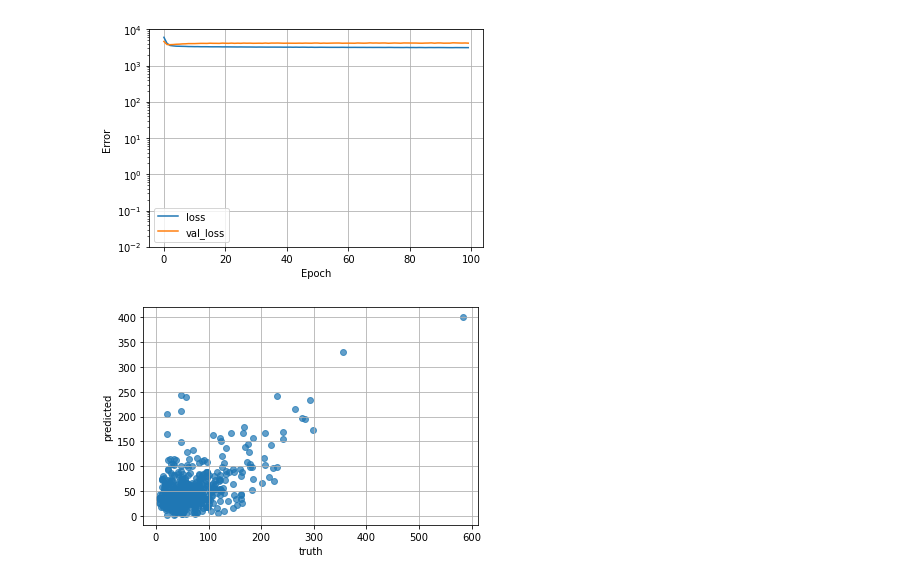
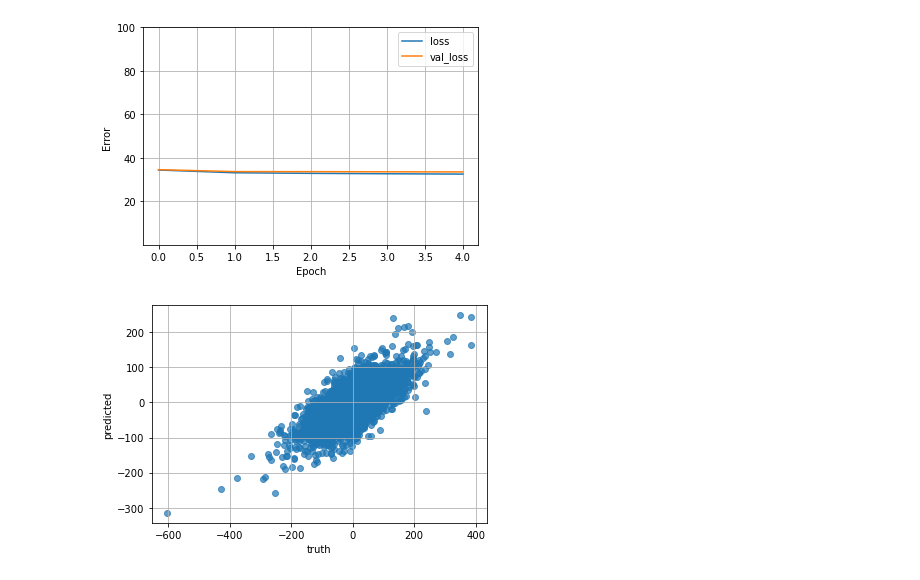
Before and after one commit to ablet-imin/ml-met-trigger, a Jupyter notebook: train_model_nn.ipynb, the cells around one changed output. Saved outputs shown, nothing was run; the diff lists cells and outputs as text; code cells hidden in the pictures.

```diff
--- a/train_model_nn.ipynb
+++ b/train_model_nn.ipynb
@@ -30,9 +30,14 @@ MCdata="cell_analysis_mu60"
 MC_root = f"../re21.9/{MCdata}/cells.root"
 tree_name = "ntuple"
 
+x_bin = np.linspace(-3.15, 3.15, num=33)
+y_bin = np.linspace(-5, 5, num=52)
+
 cell_data = Cells(MC_root, unit="GeV")
 #cell_imgs, cell_label = cell_data.cimg(0.2)
-cell_vecs, cell_vlabel = cell_data.cvector(0.02)
+cell_vecs, cell_vlabel = cell_data.cvector(x_bin, batch_size=1000)
 #cell_vecs, cell_vlabel = cell_vecs*0.1, cell_vlabel*0.1
 #cell_vecs, cell_vlabel = cell_imgs.reshape((100, -1))*0.1, cell_vlabel*0.1
+
+#cell_et, cell_et_label = cell_data.cvector_et(x_bin, batch_size=500)
 # %% [output]
@@ -110,17 +149,17 @@ model_nn.compile(loss=MeanSquaredError(),
 # %%
-cell_vecs[ (cell_vecs<1.)&(cell_vecs>-1)]=0
-x_train, y_train = cell_vecs[:-500,:], cell_vlabel[:-500]
-x_test, y_test = cell_vecs[-500:,:], cell_vlabel[-500:]
-#x_train.sort()
-#x_test.sort()
-#y_train = np.sqrt( np.sum(y_train**2, axis=-1) )
-#y_test = np.sqrt( np.sum(y_test**2, axis=-1) )
+model.summary()
+#cell_vecs[ (cell_vecs<1.)]=0
 
-#normalizer = tf.keras.layers.Normalization(axis=-1)
-#normalizer.adapt(x_train)
+kinematics='xy'
+if kinematics == 'et':
+    x_train, y_train = cell_et[:-500,:], cell_et_label[:-500]
+    x_test, y_test = cell_et[-500:,:], cell_et_label[-500:]
+else:
+    cell_vecs[ (cell_vecs<2.)&(cell_vecs>-2.)]=0
+    x_train, y_train = cell_vecs[:-10000,:,0], cell_vlabel[:-10000,0]
+    x_test, y_test = cell_vecs[-10000:,:,0], cell_vlabel[-10000:,0]
 
-#normalizer_label = tf.keras.layers.Normalization(axis=None)
-#normalizer_label.adapt(y_train)
+print(f"x_train shape: {x_train.shape}")
 
-history = model_nn.fit(x_train, y_train, epochs=100, verbose=0,
-                       validation_split = 0.3)
+history = model.fit(x_train, y_train, epochs=5, verbose=0,
+                                    validation_split=0.3)
@@ -128,22 +182,22 @@ history = model_nn.fit(x_train, y_train, epochs=100, verbose=0,
 def plot_loss(history):
         plt.plot(history.history['loss'], label='loss')
         plt.plot(history.history['val_loss'], label='val_loss')
-        plt.ylim([0.01, 10000])
-        plt.yscale('log')
+        plt.ylim([0.01, 100])
+        #plt.yscale('log')
         plt.xlabel('Epoch')
         plt.ylabel('Error ')
         plt.legend()
         plt.grid(True)
 plot_loss(history)
 # %% [output]
-[figure, old version]
+[figure, new version]
 # %%
-predicted = model_nn.predict(x_test)
+predicted = model(x_test)
 
-plt.scatter( np.sqrt(np.sum(y_test**2,axis=-1) ),np.sqrt(np.sum(predicted**2,axis=-1) ), marker='o', alpha=0.7)
+plt.scatter( y_test,predicted.numpy() , marker='o', alpha=0.7)
 plt.xlabel("truth")
 plt.ylabel("predicted")
 plt.grid()
 # %% [output]
-[figure, old version]
+[figure, new version]
 # %%
```
Also changed, not shown: parts of 8 cells of this notebook, 8 other files.
